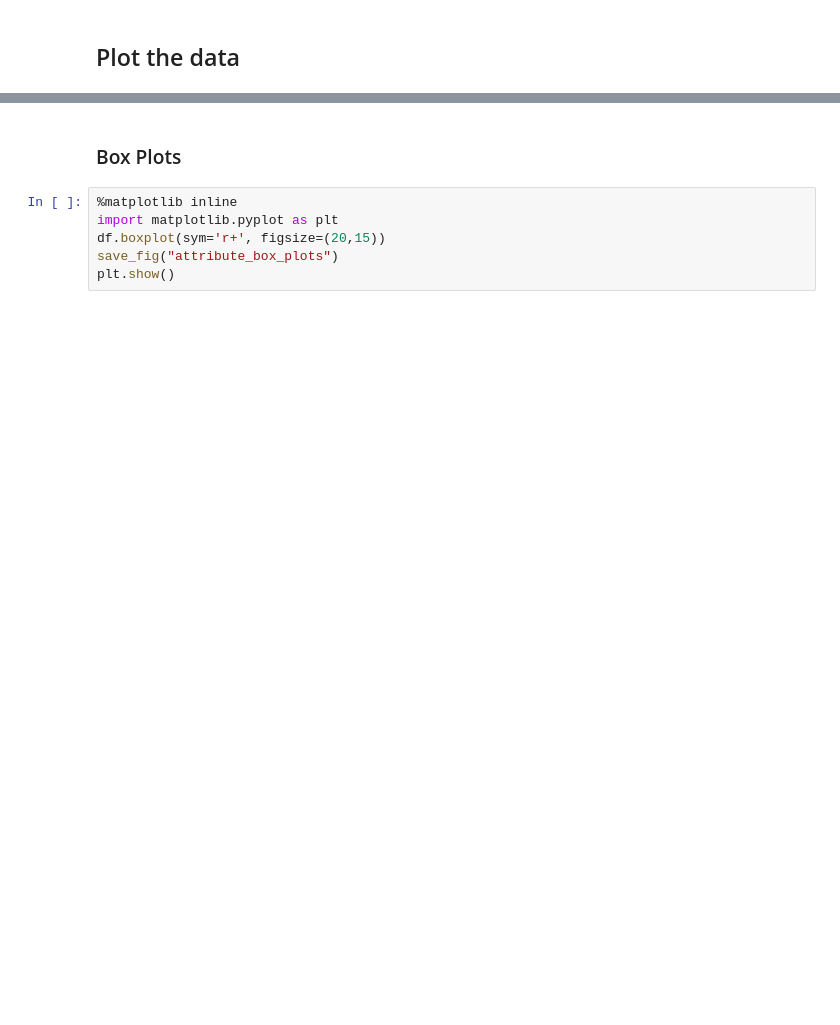
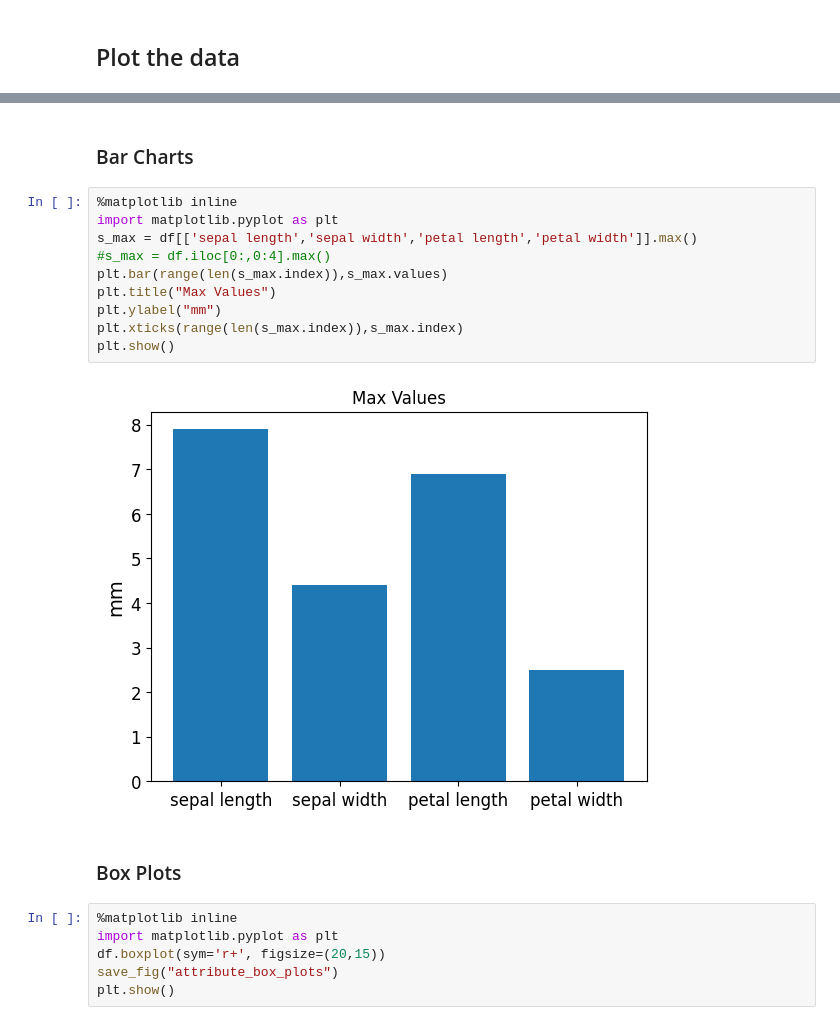
Before and after one commit to sturc/ds-pa, a Jupyter notebook: exercises/iris_visualization.ipynb, the cells around one changed output, grey strips where cells are left out. Drawn from its saved outputs; the diff is of its cells as text; blank space fills up the shorter version.

Commit message:
added bar chart

```diff
--- a/exercises/iris_visualization.ipynb
+++ b/exercises/iris_visualization.ipynb
@@ -62,3 +94,17 @@ display(df)
+# %% [markdown]
+### Bar Charts
+# %%
+%matplotlib inline
+import matplotlib.pyplot as plt
+s_max = df[['sepal length','sepal width','petal length','petal width']].max()
+#s_max = df.iloc[0:,0:4].max()
+plt.bar(range(len(s_max.index)),s_max.values)
+plt.title("Max Values")
+plt.ylabel("mm")
+plt.xticks(range(len(s_max.index)),s_max.index)
+plt.show()
+# %% [output]
+[figure, added]
 # %% [markdown]
 ### Box Plots
 # %%
```
Also changed, not shown: parts of 9 cells of this notebook.
